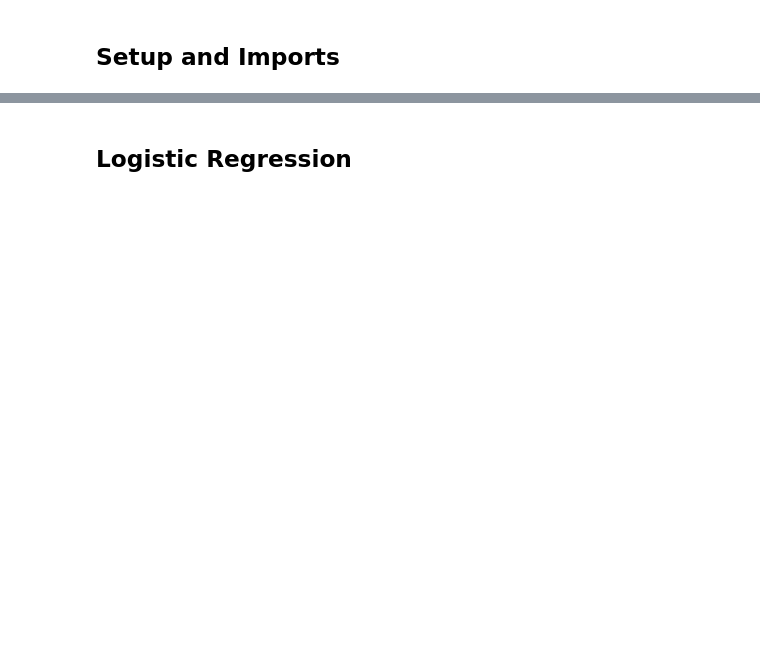
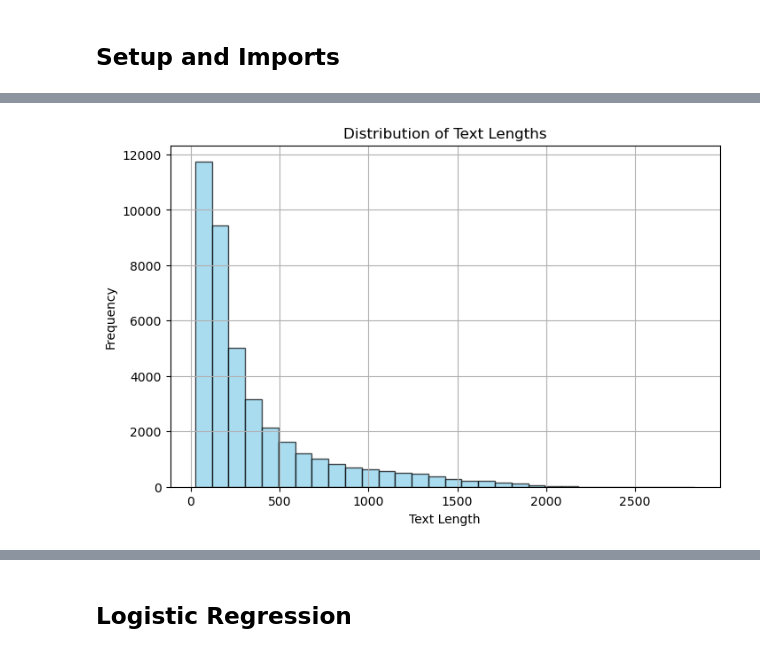
Before and after one commit to malfriduranna/02807_final_project, a Jupyter notebook: notebooks/BrynjarVol2.ipynb, the cells around one changed output, grey strips where cells are left out. Cells and saved outputs as stored; diff of their text form; code cells hidden in the pictures; blank space fills up the shorter version.

```diff
--- a/notebooks/BrynjarVol2.ipynb
+++ b/notebooks/BrynjarVol2.ipynb
@@ -64,3 +84,14 @@ features = pd.concat([tfidf_df, data[['text_length', 'unique_word_ratio', 'ratin
 # One-hot encoding for category
 categories = pd.get_dummies(data['category'], prefix='category')
 features = pd.concat([features, categories], axis=1)
+# %%
+# Text Length Distribution
+plt.figure(figsize=(8, 5))
+plt.hist(data['text_length'], bins=30, color='skyblue', edgecolor='black', alpha=0.7)
+plt.title("Distribution of Text Lengths")
+plt.xlabel("Text Length")
+plt.ylabel("Frequency")
+plt.grid()
+plt.show()
+# %% [output]
+[figure, added]
```
Also changed, not shown: parts of 34 cells of this notebook.
